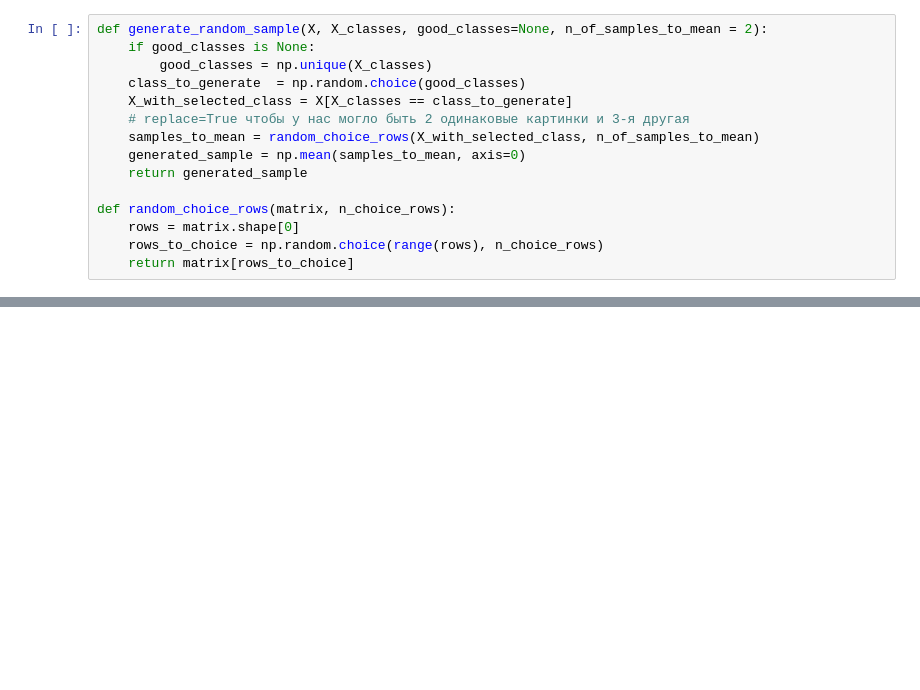
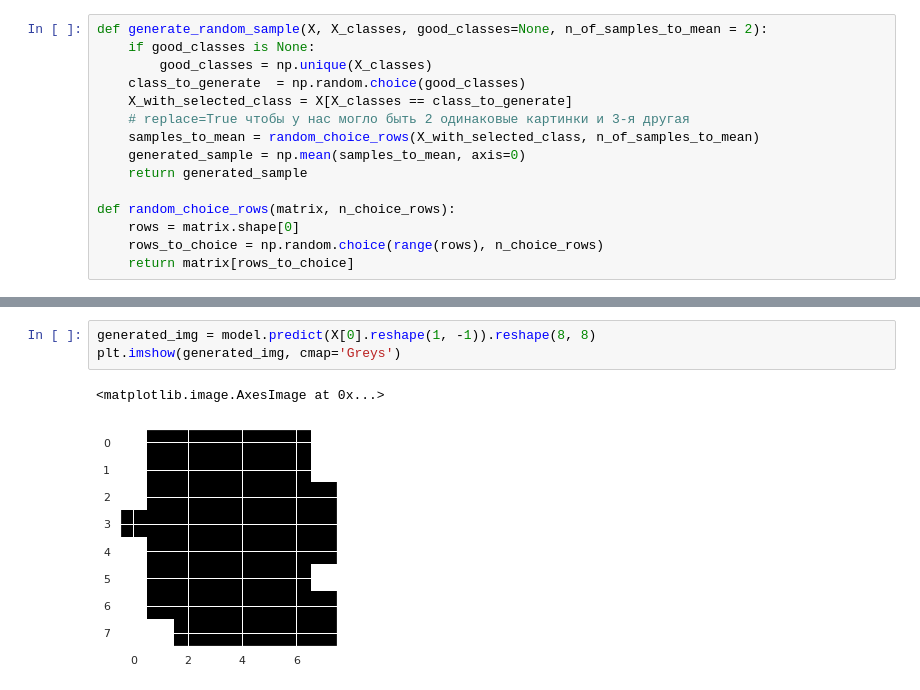
Before and after one commit to VsevolodKozlov-git/mnist-generation-experiments, a Jupyter notebook: main.ipynb, the cells around one changed output, grey strips where cells are left out. Cells and saved outputs as stored; diff of their text form; blank space fills up the shorter version.

```diff
--- a/main.ipynb
+++ b/main.ipynb
@@ -237,0 +343,6 @@ plt.show();
+# %%
+generated_img = model.predict(X[0].reshape(1, -1)).reshape(8, 8)
+plt.imshow(generated_img, cmap='Greys')
+# %% [output]
+<matplotlib.image.AxesImage at 0x...>
+[figure, added]
```
Also changed, not shown: parts of 16 cells of this notebook, 3 other files.
